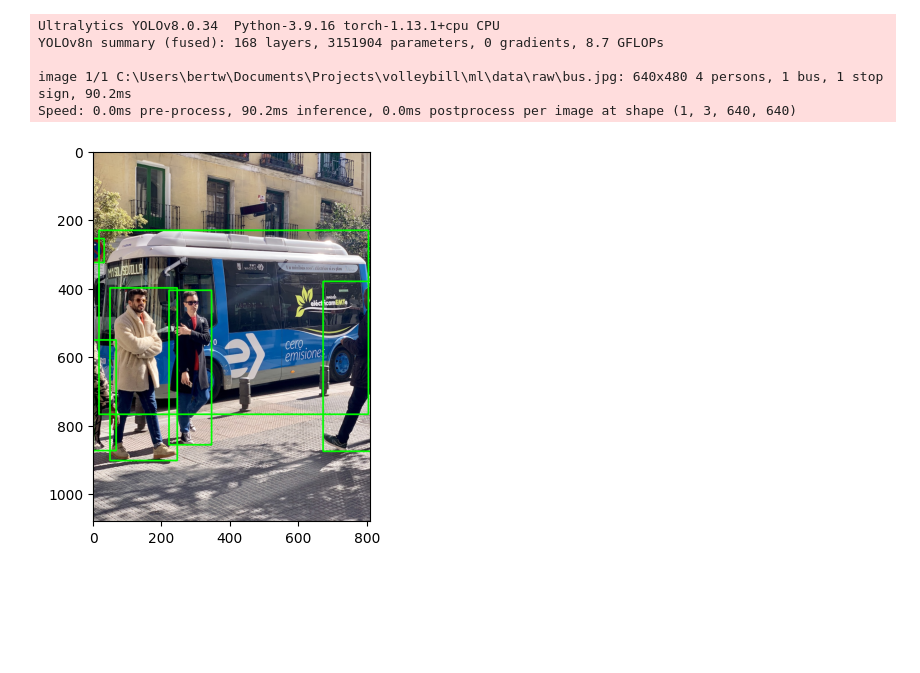
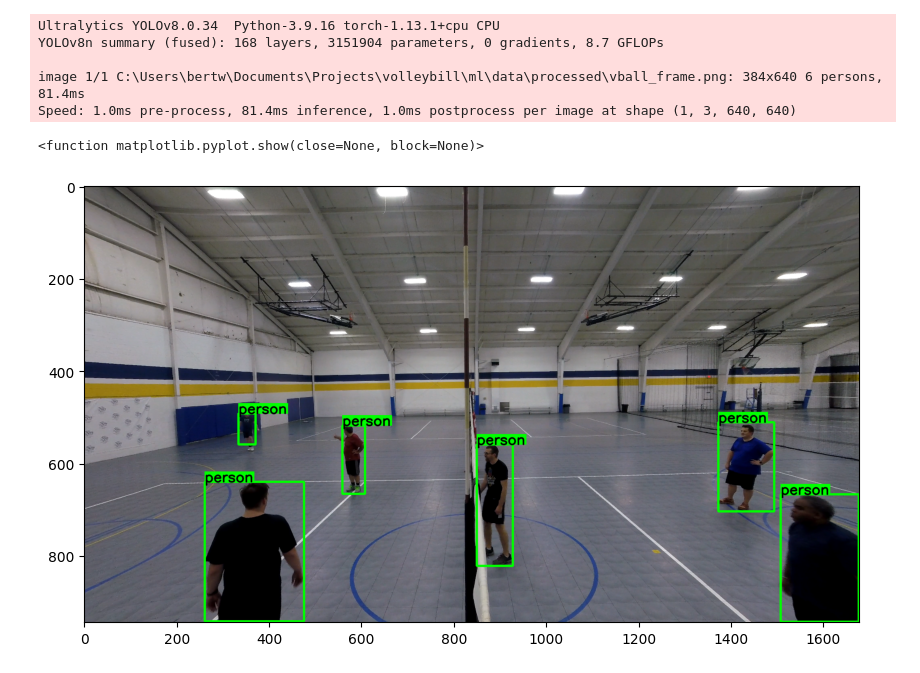
Before and after one commit to bertwagner/volleybill, a Jupyter notebook: ml/notebooks/01-identifying_players.ipynb, the cells around one changed output. Saved outputs shown, nothing was run; the diff lists cells and outputs as text; code cells hidden in the pictures; blank space fills up the shorter version.

```diff
--- a/ml/notebooks/01-identifying_players.ipynb
+++ b/ml/notebooks/01-identifying_players.ipynb
@@ -1,39 +1,54 @@
 # %%
 from ultralytics import YOLO
 
 # Load a model
 #model = YOLO("yolov8n.yaml")  # build a new model from scratch
 model = YOLO("../models/yolov8n.pt")  # load a pretrained model (recommended for training)
 
 # Use the model
 #model.train(data="coco128.yaml", epochs=3)  # train the model
 #metrics = model.val()  # evaluate model performance on the validation set
 results = model("../data/processed/vball_frame.png")  # predict on an image
 
 for r in results:
     boxes = r.boxes  # Boxes object for bbox outputs
     masks = r.masks  # Masks object for segmenation masks outputs
     probs = r.probs  # Class probabilities for classification outputs
 
 import cv2
 import matplotlib.pyplot as plt
 img = cv2.imread('../data/processed/vball_frame.png', 1) #1 reads in color
-#RGB_img = cv2.cvtColor(img, cv2.COLOR_BGR2RGB)
+
 for box in results[0].boxes:
 
-    xB = int(box.xyxy[0][0])
-    xA = int(box.xyxy[0][2])
-    yB = int(box.xyxy[0][3])
-    yA = int(box.xyxy[0][1])
-    cv2.rectangle(img, (xA, yA), (xB, yB), (0, 255, 0), 4)
+    x1 = int(box.xyxy[0][0])
+    y1 = int(box.xyxy[0][1])
+    x2 = int(box.xyxy[0][2])
+    y2 = int(box.xyxy[0][3])
+    # print('x1:',x1)
+    # print('y1:',y1)
+    # print('x2:',x2)
+    # print('y2:', y2)
+
+    cv2.rectangle(img, (x1, y1), (x2, y2), (0, 255, 0), 4)
+
+    (w, h), _ = cv2.getTextSize(model.names[box.cls.numpy()[0]], cv2.FONT_HERSHEY_SIMPLEX, 1, 2)
+    cv2.rectangle(img, (x1, y1-h), (x1+w,y1), (0, 255, 0), -1)
+    cv2.putText(img,model.names[box.cls.numpy()[0]],[x1,y1],cv2.FONT_HERSHEY_SIMPLEX,1,(0,0,0),2, cv2.LINE_AA)
+    # RGB_img = cv2.cvtColor(img,cv2.COLOR_BGR2RGB)
+    # plt.imshow(RGB_img)
+    # plt.show()
 
 RGB_img = cv2.cvtColor(img,cv2.COLOR_BGR2RGB)
-plt.imshow(RGB_img)
-plt.show()
+
+plt.figure(figsize = (10,10))
+plt.imshow(RGB_img,aspect='equal')
+plt.show
 # %% [output]
 Ultralytics YOLOv8.0.34  Python-3.9.16 torch-1.13.1+cpu CPU
 YOLOv8n summary (fused): 168 layers, 3151904 parameters, 0 gradients, 8.7 GFLOPs
 
-image 1/1 C:\Users\bertw\Documents\Projects\volleybill\ml\data\raw\bus.jpg: 640x480 4 persons, 1 bus, 1 stop sign, 90.2ms
-Speed: 0.0ms pre-process, 90.2ms inference, 0.0ms postprocess per image at shape (1, 3, 640, 640)
+image 1/1 C:\Users\bertw\Documents\Projects\volleybill\ml\data\processed\vball_frame.png: 384x640 6 persons, 81.4ms
+Speed: 1.0ms pre-process, 81.4ms inference, 1.0ms postprocess per image at shape (1, 3, 640, 640)
+<function matplotlib.pyplot.show(close=None, block=None)>
-[figure, old version]
+[figure, new version]
```
